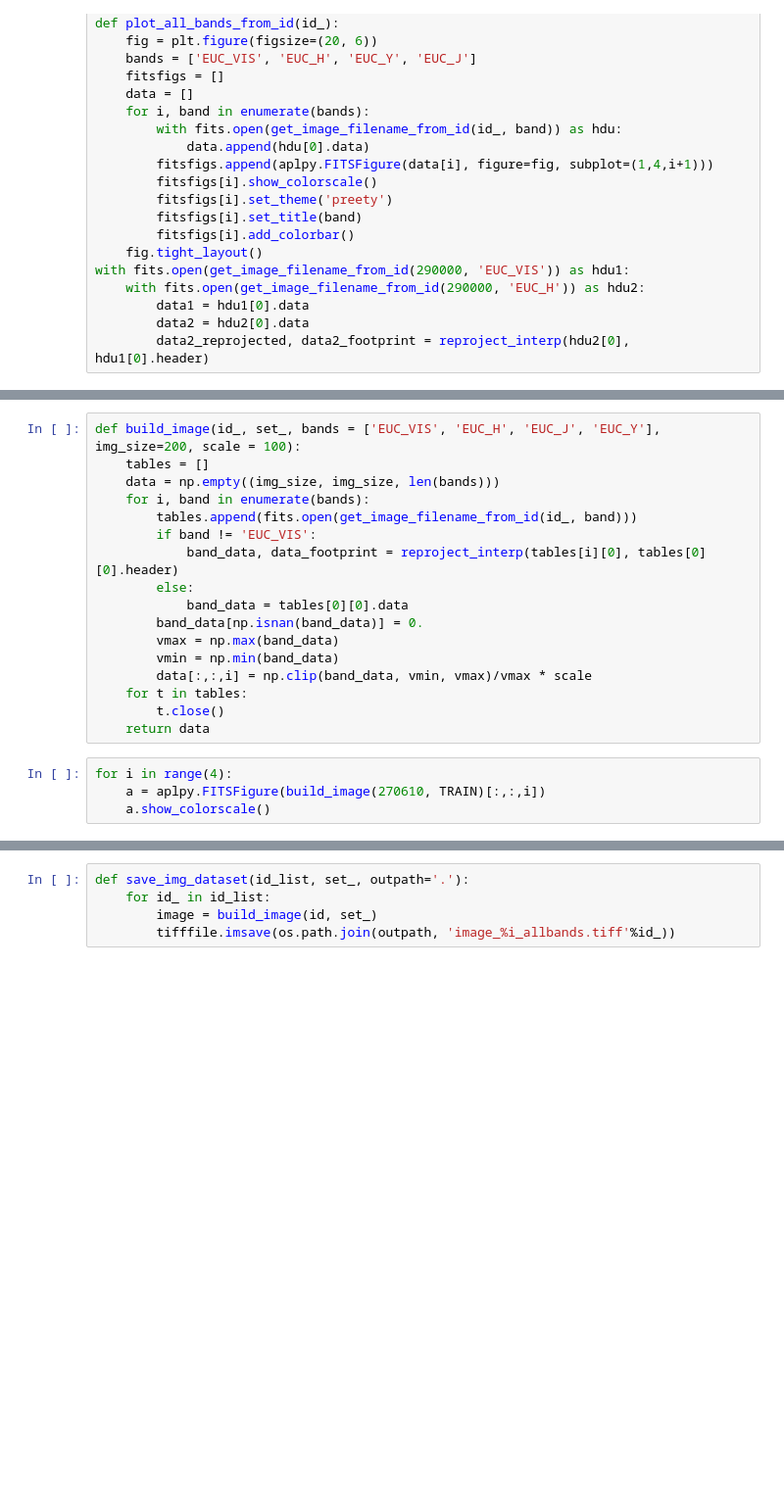
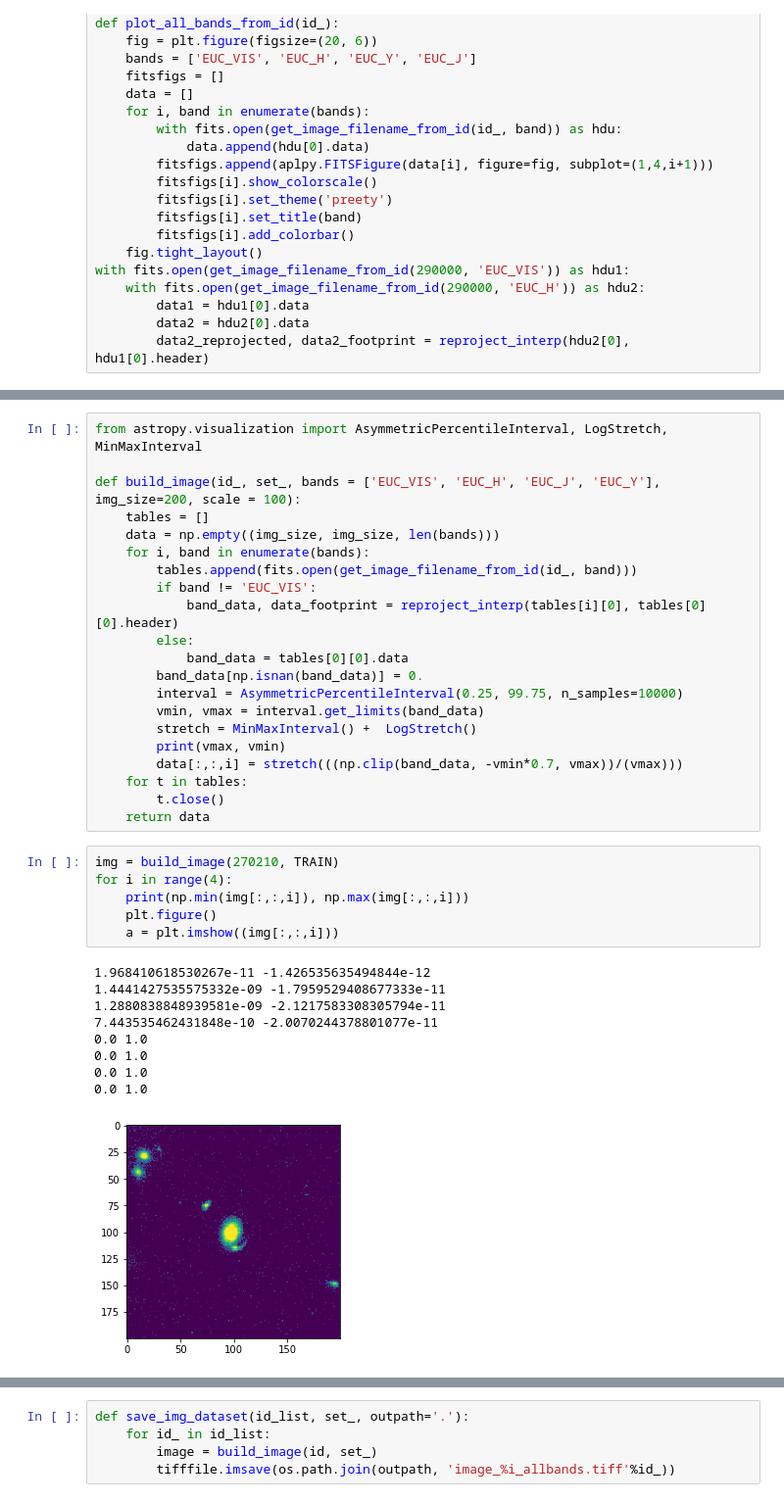
Before and after one commit to dforero0896/gravitational_lens_ml, a Jupyter notebook: src/ipynb/analysis.ipynb, the cells around one changed output, grey strips where cells are left out. Shown: that part at 98% size. Cells and saved outputs as stored; diff of their text form; blank space fills up the shorter version.

```diff
--- a/src/ipynb/analysis.ipynb
+++ b/src/ipynb/analysis.ipynb
@@ -148,4 +139,6 @@ INFO: Auto-setting vmax to  1.962e-10 [aplpy.core]
 # %%
+from astropy.visualization import AsymmetricPercentileInterval, LogStretch, MinMaxInterval
+
 def build_image(id_, set_, bands = ['EUC_VIS', 'EUC_H', 'EUC_J', 'EUC_Y'], img_size=200, scale = 100):
     tables = []
     data = np.empty((img_size, img_size, len(bands)))
@@ -156,13 +149,27 @@ def build_image(id_, set_, bands = ['EUC_VIS', 'EUC_H', 'EUC_J', 'EUC_Y'], img_s
         else:
             band_data = tables[0][0].data
         band_data[np.isnan(band_data)] = 0.
-        vmax = np.max(band_data)
-        vmin = np.min(band_data)
-        data[:,:,i] = np.clip(band_data, vmin, vmax)/vmax * scale
+        interval = AsymmetricPercentileInterval(0.25, 99.75, n_samples=10000)
+        vmin, vmax = interval.get_limits(band_data)
+        stretch = MinMaxInterval() +  LogStretch()
+        print(vmax, vmin)
+        data[:,:,i] = stretch(((np.clip(band_data, -vmin*0.7, vmax))/(vmax)))
     for t in tables:
         t.close()
     return data
-# %%
-for i in range(4):
-    a = aplpy.FITSFigure(build_image(270610, TRAIN)[:,:,i])
-    a.show_colorscale()
+# %%
+img = build_image(270210, TRAIN)
+for i in range(4):
+    print(np.min(img[:,:,i]), np.max(img[:,:,i]))
+    plt.figure()
+    a = plt.imshow((img[:,:,i]))
+# %% [output]
+1.968410618530267e-11 -1.426535635494844e-12
+1.4441427535575332e-09 -1.7959529408677333e-11
+1.2880838848939581e-09 -2.1217583308305794e-11
+7.443535462431848e-10 -2.0070244378801077e-11
+0.0 1.0
+0.0 1.0
+0.0 1.0
+0.0 1.0
+[figure, added]
```
Also changed, not shown: parts of 3 cells of this notebook, 1 other file.
